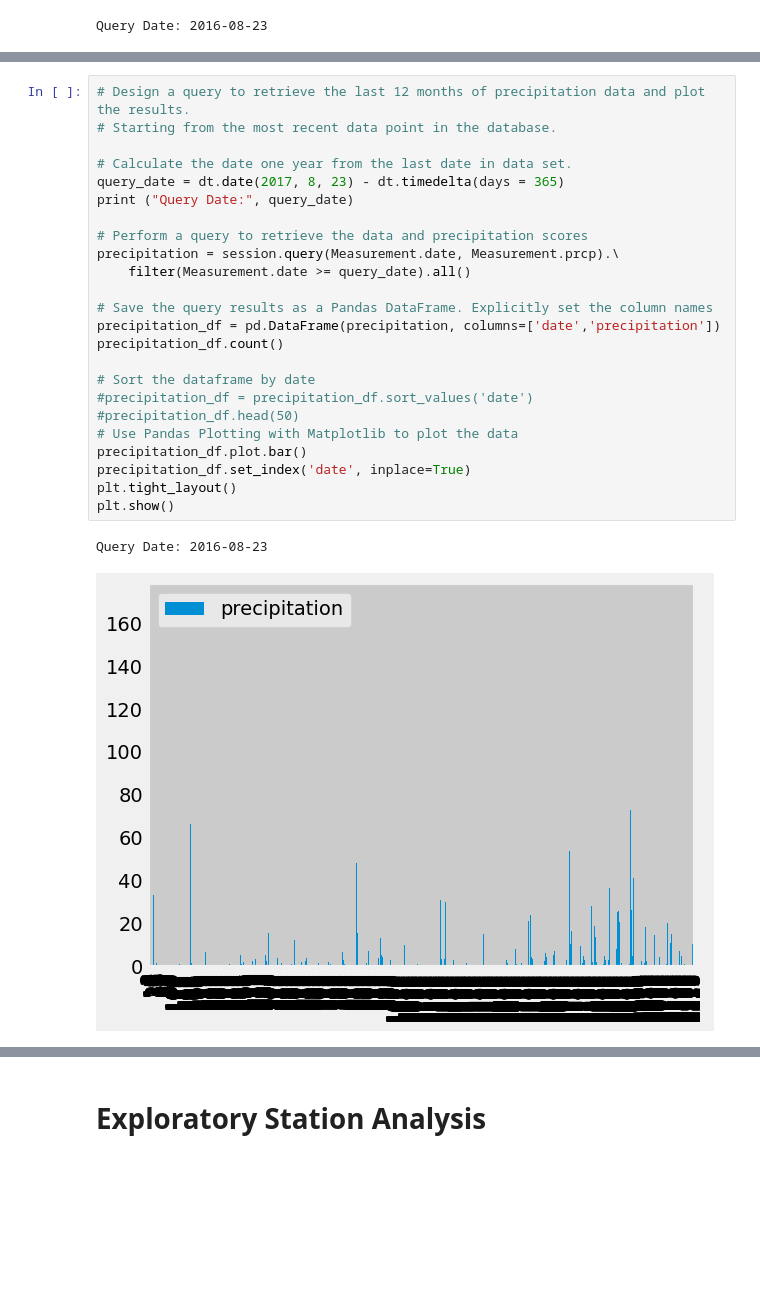
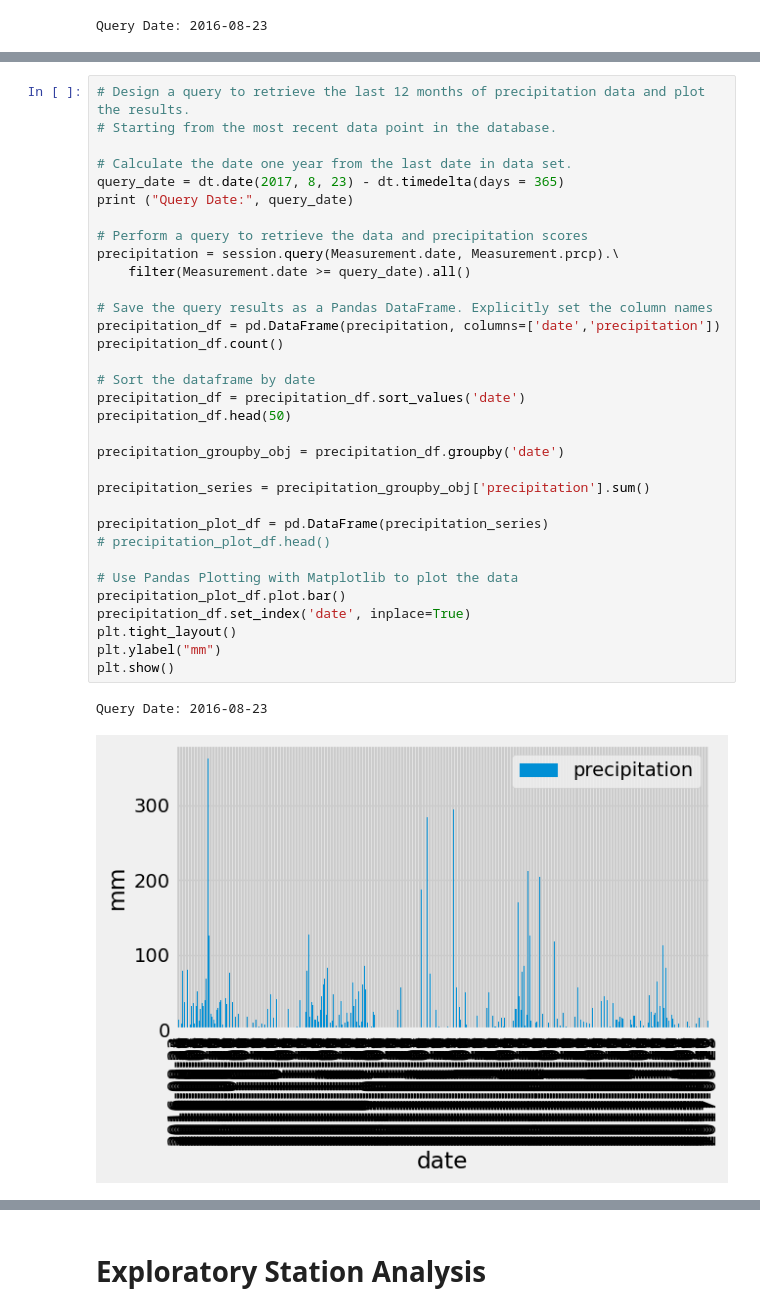
Before and after one commit to ElizabethDashwood/sqlalchemy-challenge, a Jupyter notebook: SurfsUp/climate_starter.ipynb, the cells around one changed output, grey strips where cells are left out. Saved outputs shown, nothing was run; the diff lists cells and outputs as text; blank space fills up the shorter version.

```diff
--- a/SurfsUp/climate_starter.ipynb
+++ b/SurfsUp/climate_starter.ipynb
@@ -102,30 +102,39 @@ session.query(Measurement.date, Measurement.prcp).\
 # %%
 # Design a query to retrieve the last 12 months of precipitation data and plot the results.
 # Starting from the most recent data point in the database.
 
 # Calculate the date one year from the last date in data set.
 query_date = dt.date(2017, 8, 23) - dt.timedelta(days = 365)
 print ("Query Date:", query_date)
 
 # Perform a query to retrieve the data and precipitation scores
 precipitation = session.query(Measurement.date, Measurement.prcp).\
     filter(Measurement.date >= query_date).all()
 
 # Save the query results as a Pandas DataFrame. Explicitly set the column names
 precipitation_df = pd.DataFrame(precipitation, columns=['date','precipitation'])
 precipitation_df.count()
 
 # Sort the dataframe by date
-#precipitation_df = precipitation_df.sort_values('date')
-#precipitation_df.head(50)
+precipitation_df = precipitation_df.sort_values('date')
+precipitation_df.head(50)
+
+precipitation_groupby_obj = precipitation_df.groupby('date')
+
+precipitation_series = precipitation_groupby_obj['precipitation'].sum()
+
+precipitation_plot_df = pd.DataFrame(precipitation_series)
+# precipitation_plot_df.head()
+
 # Use Pandas Plotting with Matplotlib to plot the data
-precipitation_df.plot.bar()
+precipitation_plot_df.plot.bar()
 precipitation_df.set_index('date', inplace=True)
 plt.tight_layout()
+plt.ylabel("mm")
 plt.show()
 # %% [output]
 Query Date: 2016-08-23
-[figure, old version]
+[figure, new version]
 # %%
 # Use Pandas to calculate the summary statistics for the precipitation data
 count = precipitation_df.count()
```
Also changed, not shown: parts of 4 cells of this notebook.
